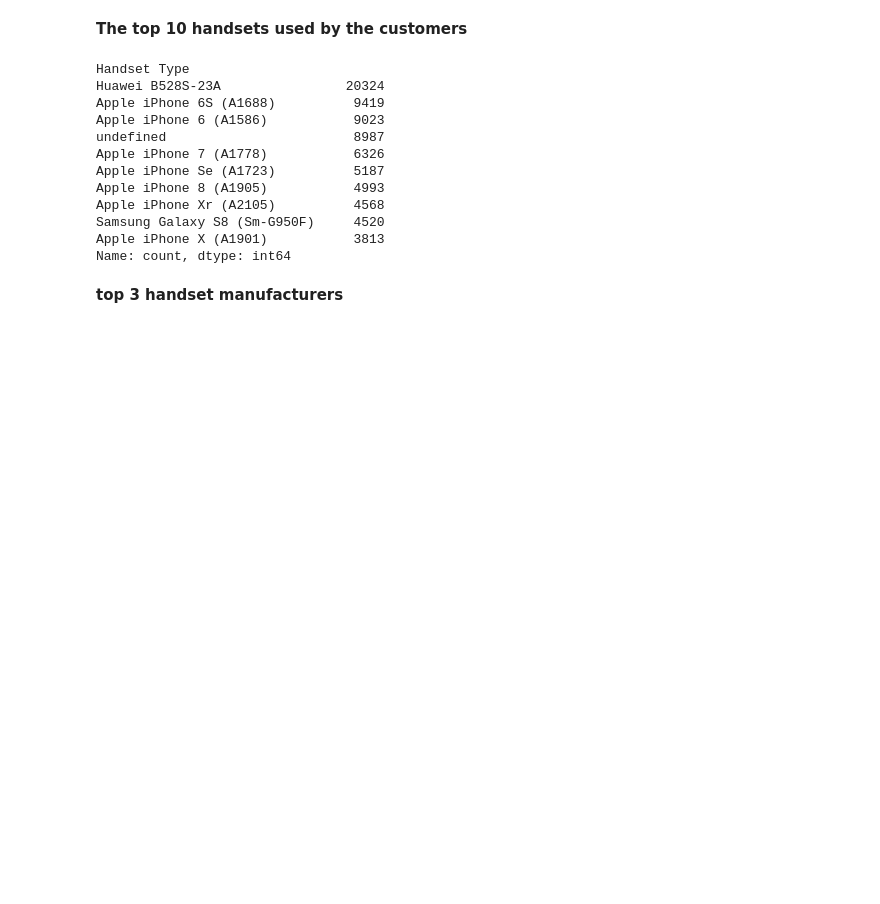
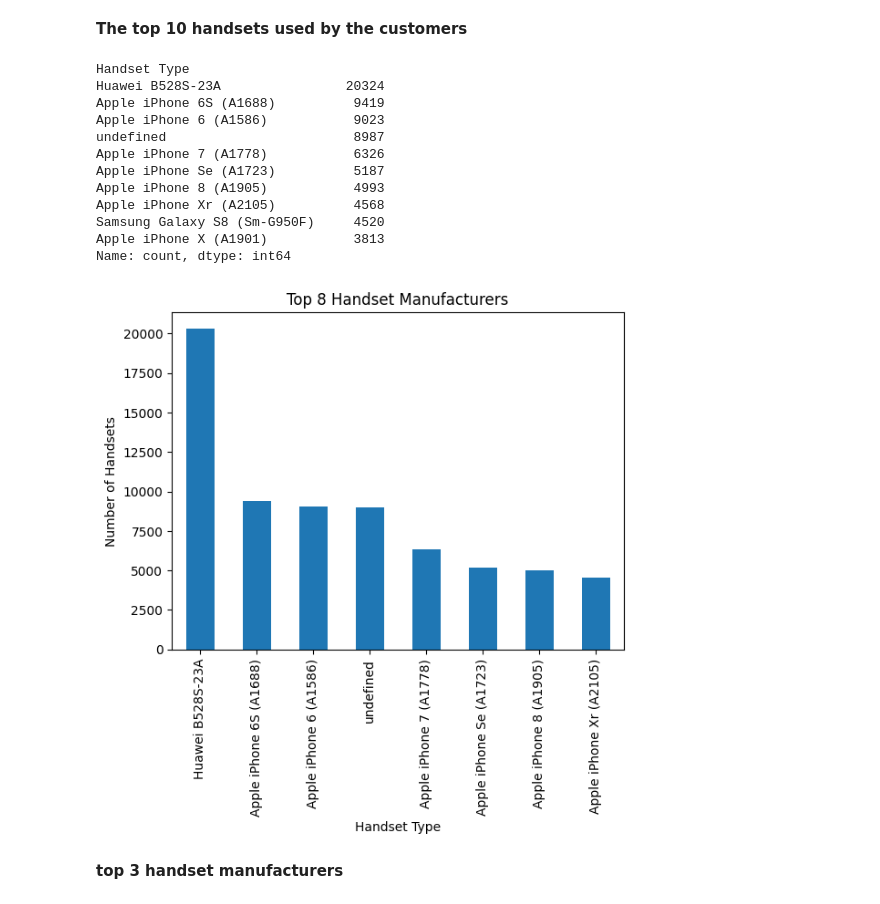
Before and after one commit to Deb052024/Data-Visualization, a Jupyter notebook: Telco_Project_5.ipynb, the cells around one changed output. Drawn from its saved outputs; the diff is of its cells as text; code cells hidden in the pictures; blank space fills up the shorter version.

```diff
--- a/Telco_Project_5.ipynb
+++ b/Telco_Project_5.ipynb
@@ -198,6 +291,14 @@ Apple iPhone Xr (A2105)          4568
 Samsung Galaxy S8 (Sm-G950F)     4520
 Apple iPhone X (A1901)           3813
 Name: count, dtype: int64
+# %%
+df['Handset Type'].value_counts().head(8).plot(kind='bar')
+plt.xlabel('Handset Type')
+plt.ylabel('Number of Handsets')
+plt.title('Top 8 Handset Manufacturers')
+plt.show()
+# %% [output]
+[figure, added]
 # %% [markdown]
 **top 3 handset manufacturers**
 # %%
```
Also changed, not shown: parts of 9 cells of this notebook.
